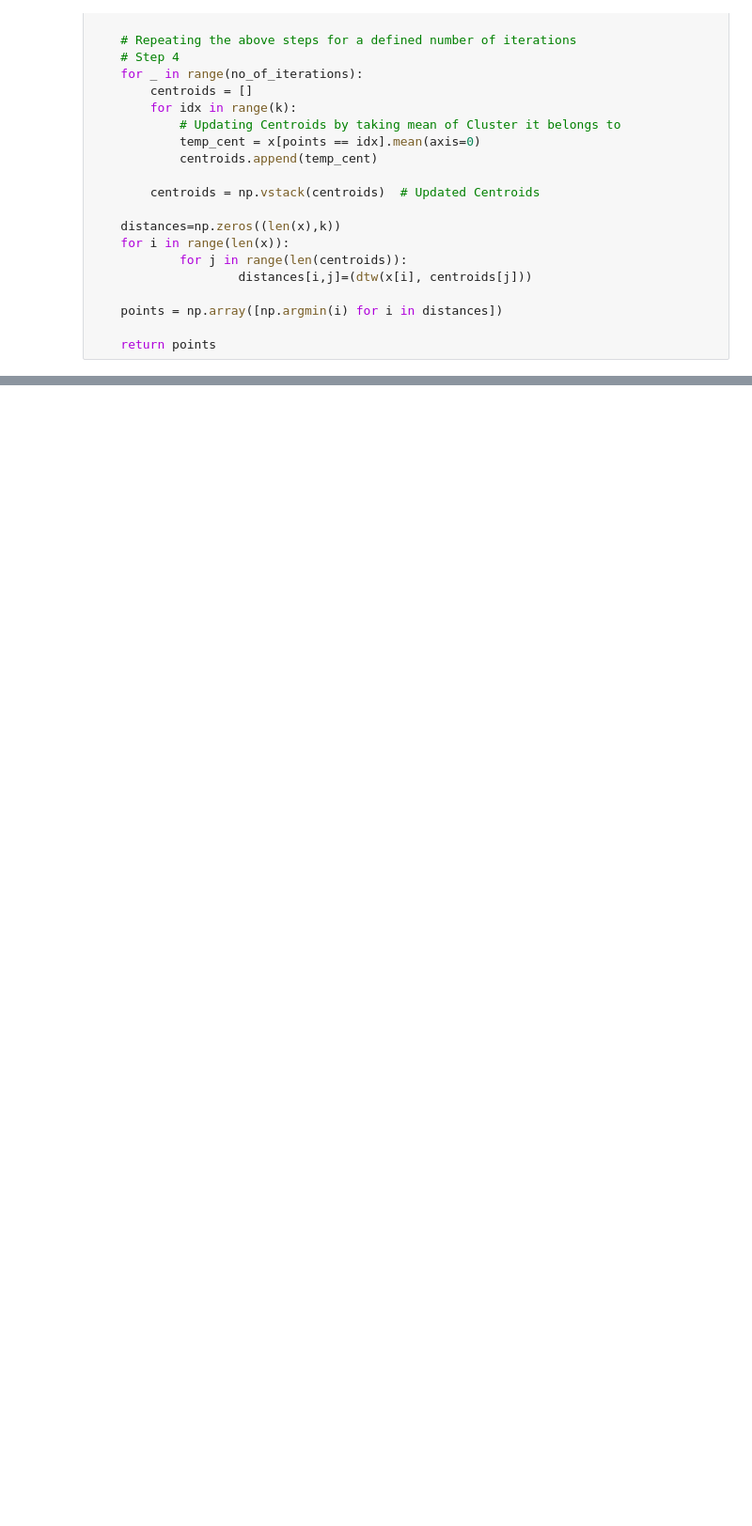
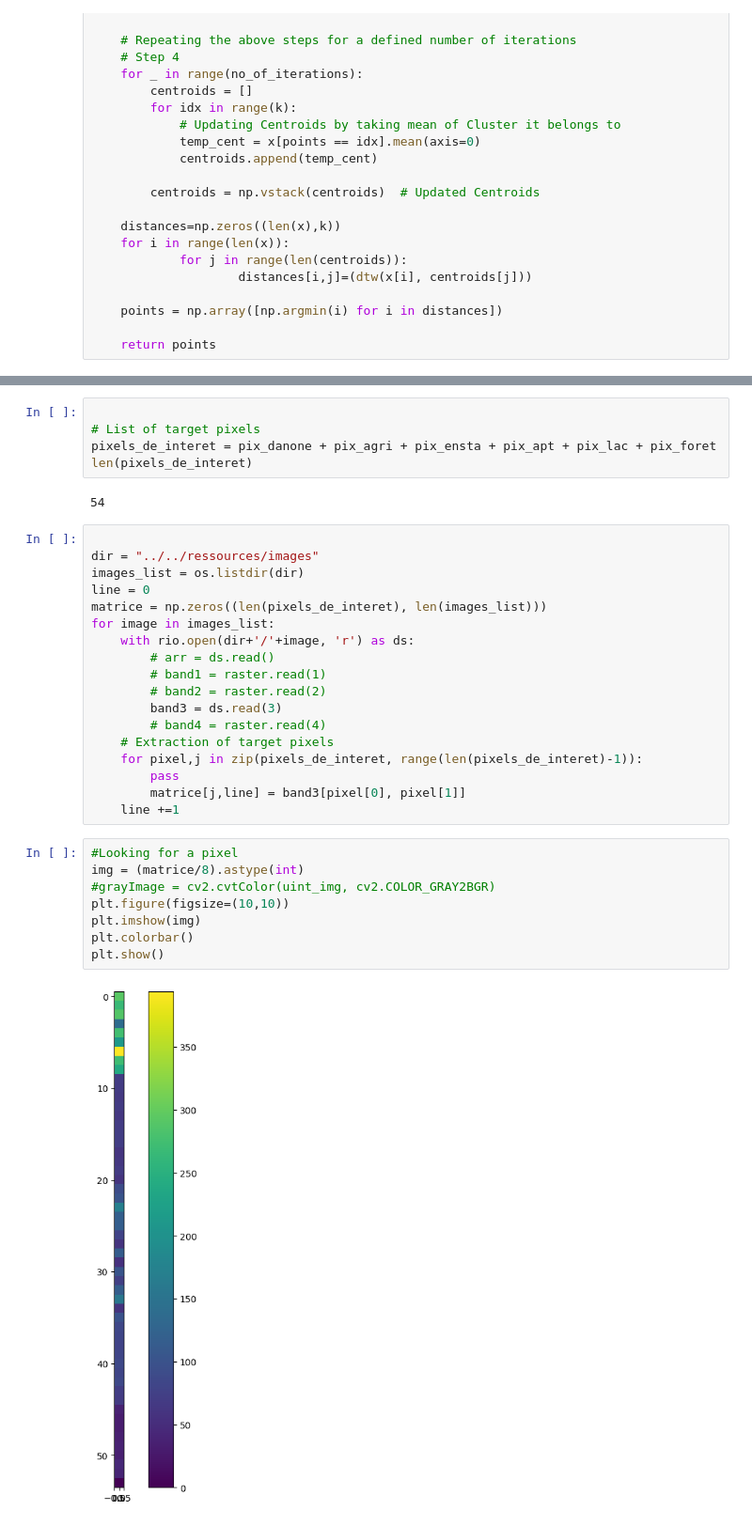
Before and after one commit to Projet-fil-rouge-IODAA/FilRouge_territoires, a Jupyter notebook: scripts/scripts_python/kmeans_dtw_nada.ipynb, the cells around one changed output, grey strips where cells are left out. Shown at 94% size. Drawn from its saved outputs; the diff is of its cells as text; blank space fills up the shorter version.

```diff
--- a/scripts/scripts_python/kmeans_dtw_nada.ipynb
+++ b/scripts/scripts_python/kmeans_dtw_nada.ipynb
@@ -175,0 +242,35 @@ print(data)
+# %%
+
+# List of target pixels
+pixels_de_interet = pix_danone + pix_agri + pix_ensta + pix_apt + pix_lac + pix_foret
+len(pixels_de_interet)
+# %% [output]
+54
+# %%
+
+dir = "../../ressources/images"
+images_list = os.listdir(dir)
+line = 0
+matrice = np.zeros((len(pixels_de_interet), len(images_list)))
+for image in images_list:
+    with rio.open(dir+'/'+image, 'r') as ds:
+        # arr = ds.read()
+        # band1 = raster.read(1)
+        # band2 = raster.read(2)
+        band3 = ds.read(3)
+        # band4 = raster.read(4)
+    # Extraction of target pixels
+    for pixel,j in zip(pixels_de_interet, range(len(pixels_de_interet)-1)):
+        pass
+        matrice[j,line] = band3[pixel[0], pixel[1]]
+    line +=1
+# %%
+#Looking for a pixel
+img = (matrice/8).astype(int)
+#grayImage = cv2.cvtColor(uint_img, cv2.COLOR_GRAY2BGR)
+plt.figure(figsize=(10,10))
+plt.imshow(img)
+plt.colorbar()
+plt.show()
+# %% [output]
+[figure, added]
```
Also changed, not shown: parts of 8 cells of this notebook, 2 other files.
